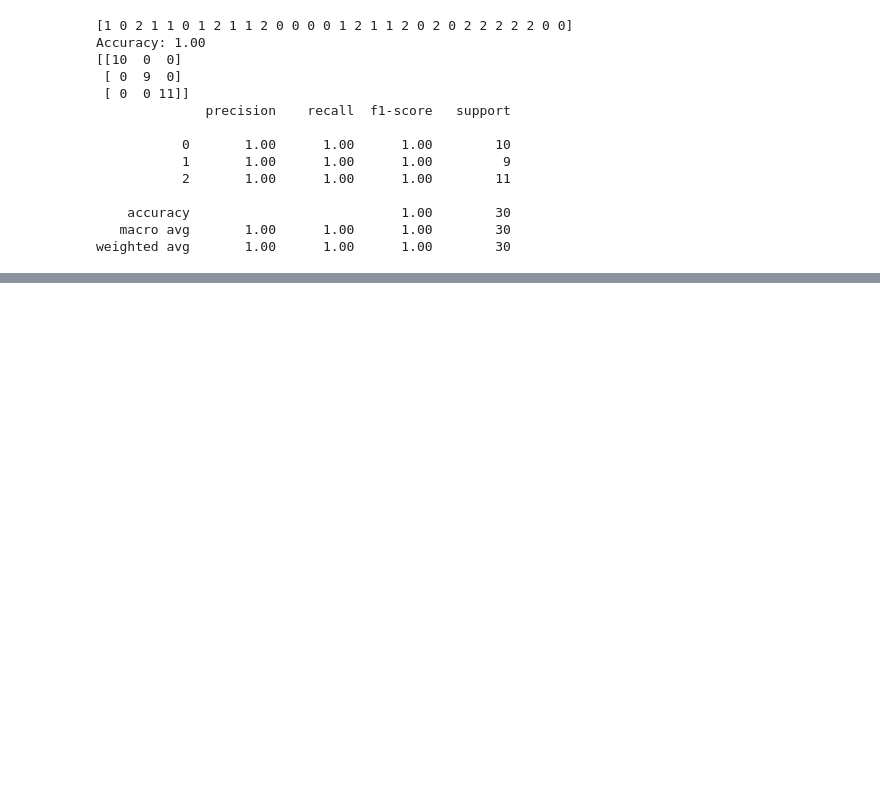
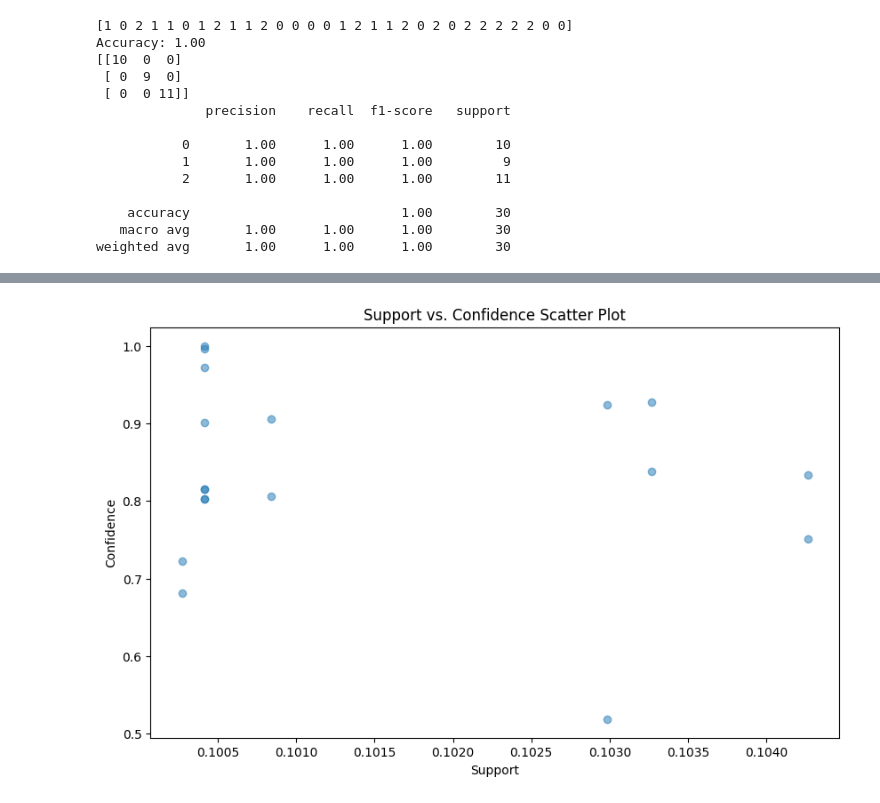
Before and after one commit to HongSeongMo/Bigdata_Analysis_Professional, a Jupyter notebook: 241030.ipynb, the cells around one changed output, grey strips where cells are left out. Saved outputs shown, nothing was run; the diff lists cells and outputs as text; code cells hidden in the pictures; blank space fills up the shorter version.

```diff
--- a/241030.ipynb
+++ b/241030.ipynb
@@ -226,0 +426,15 @@ weighted avg       1.00      1.00      1.00        30
+# %%
+import pandas as pd
+from mlxtend.frequent_patterns import apriori, association_rules
+import matplotlib.pyplot as plt
+data = pd.read_csv('/content/drive/MyDrive/Colab Notebooks/work/grocery.csv', index_col=0)
+frequent_itemsets = apriori(data, min_support=0.1, use_colnames=True)
+rules = association_rules(frequent_itemsets, metric='lift', min_threshold=1)
+plt.figure(figsize=(10, 6))
+plt.scatter(rules['support'], rules['confidence'], alpha=0.5)
+plt.xlabel('Support')
+plt.ylabel('Confidence')
+plt.title('Support vs. Confidence Scatter Plot')
+plt.show()
+# %% [output]
+[figure, added]
```
Also changed, not shown: parts of 20 cells of this notebook.
